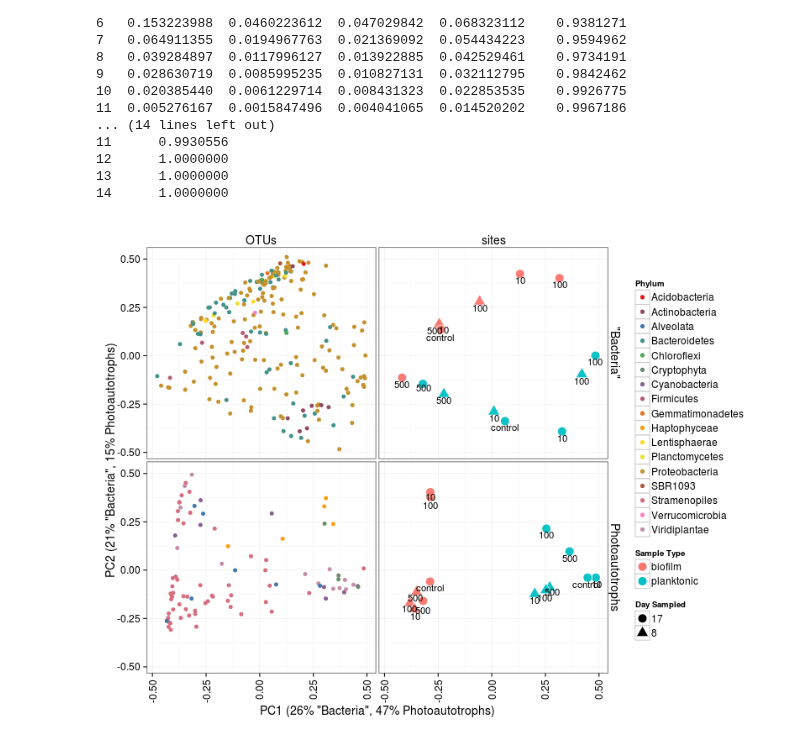
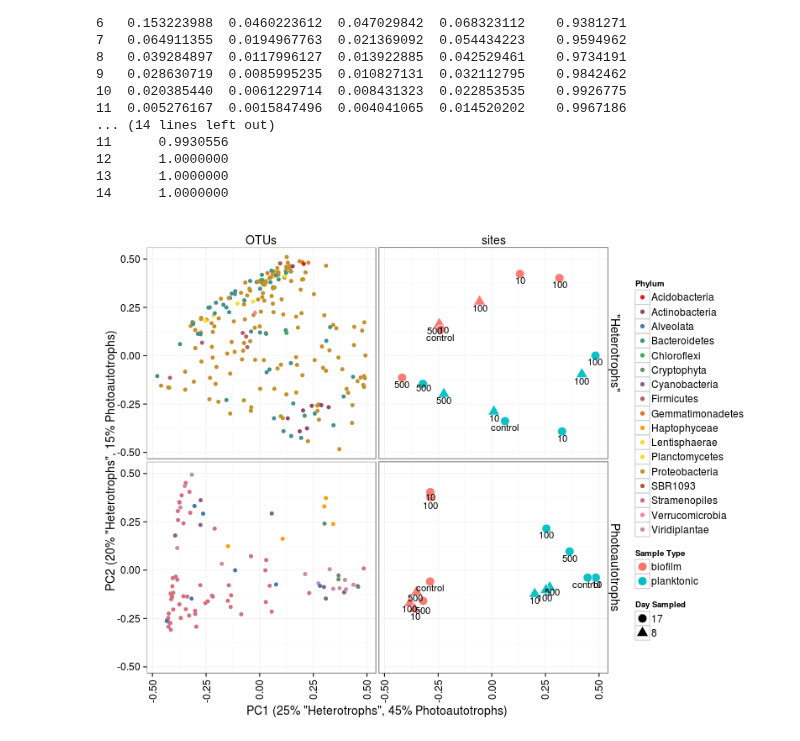
Before and after one commit to chuckpr/BvP_manuscript_figures, a Jupyter notebook: figures_and_stats/ordination_BP.ipynb, the cells around one changed output. Saved outputs shown, nothing was run; the diff lists cells and outputs as text; code cells hidden in the pictures.

```diff
--- a/figures_and_stats/ordination_BP.ipynb
+++ b/figures_and_stats/ordination_BP.ipynb
@@ -59,7 +59,7 @@ df.plot.bact = plot_ordination(physeq.thresh.bact, nmds.bact, justDF = TRUE)
 nmds.euks = ordinate(physeq.thresh.euks, "NMDS", distance = "bray")
 df.plot.euks = plot_ordination(physeq.thresh.euks, nmds.euks, justDF = TRUE)
 
-df.combined = ldply(list("Photoautotrophs" = df.plot.euks, '"Bacteria"' = df.plot.bact))
+df.combined = ldply(list("Photoautotrophs" = df.plot.euks, '"Heterotrophs"' = df.plot.bact))
 colnames(df.combined)[1] = "libraryType"
 print(head(df.combined))
 # %% [output]
@@ -96,7 +96,7 @@ print(p)
 mds.bact = ordinate(physeq.thresh.bact, "MDS", distance = "bray")
 df.sites.bact = plot_ordination(physeq.thresh.bact, mds.bact, justDF = TRUE)
 df.sites.bact$type = "sites"
-df.sites.bact$libraryType = '"Bacteria"'
+df.sites.bact$libraryType = '"Heterotrophs"'
 
 mds.euks = ordinate(physeq.thresh.euks, "MDS", distance = "bray")
 df.sites.euks = plot_ordination(physeq.thresh.euks, mds.euks, justDF = TRUE)
@@ -104,7 +104,7 @@ df.sites.euks$type = "sites"
 df.sites.euks$libraryType = "Photoautotrophs"
 
 
-df.combined = ldply(list("Photoautotrophs" = df.sites.euks, '"Bacteria"' = df.sites.bact))
+df.combined = ldply(list("Photoautotrophs" = df.sites.euks, '"Heterotrophs"' = df.sites.bact))
 colnames(df.combined)[1] = "libraryType"
 
 x.fact <- 100 / max(df.combined$Axis.1)
@@ -160,7 +160,7 @@ if( setequal(row.names(otu.scores), row.names(tax)) ){
 
 df.otus.bact = otu.scores.wtax
 df.otus.bact$type = "OTUs"
-df.otus.bact$libraryType = '"Bacteria"'
+df.otus.bact$libraryType = '"Heterotrophs"'
 # %%
 %%R
 ps = physeq.thresh.euks
@@ -256,36 +256,36 @@ p = p + layer(data = df.sites.bact,  geom = c("point"),
 p = p + layer(data = df.otus.euks,  geom = c("point"),
               mapping = aes(color = Rank2), size = 3, shape = 20)
 p = p + layer(data = df.sites.euks,  geom = c("point"),
               mapping = aes(fill = EnvironmentType, shape = Date),
               alpha = 0.95, size = 5, color = "white")
 
 p = p + layer(data = d.sites.comb, geom = c("text"),
               mapping = aes(x = text.x, y = text.y, label = CarbonToPhosphorous),
               size = 4, vjust = 1.5, hjust = 0.5)
 
 
 p = p + scale_shape_manual(values = c(21, 24), guide=guide_legend(override.aes=aes(fill="black")))
 p = p + scale_fill_manual(values = c("#f8766d", "#00bfc4"), guide=guide_legend(override.aes=aes(shape=21)))
 p = p + scale_color_manual(values=getPalette(colourCount))
 p = p + guides(color = guide_legend(title = "Phylum"))
-p = p + xlab('PC1 (26% "Bacteria", 47% Photoautotrophs)')
-p = p + ylab('PC2 (21% "Bacteria", 15% Photoautotrophs)')
+p = p + xlab('PC1 (25% "Heterotrophs", 45% Photoautotrophs)')
+p = p + ylab('PC2 (20% "Heterotrophs", 15% Photoautotrophs)')
 
 p = p + theme_bw()
 p = p + theme(axis.text.x = element_text(angle = 90, vjust = 0.5, hjust = 1, size = 12),
               axis.text.y = element_text(size = 12),
               axis.title.x = element_text(size = 14),
               axis.title.y = element_text(size = 14),
               strip.text.x = element_text(size = 14),
               strip.text.y = element_text(size = 14),
               legend.text = element_text(size = 12),
               strip.background = element_blank())
 
 p = p + labs(fill = "Sample Type", shape = "Day Sampled")
 
 p
 # %% [output]
-[figure, old version]
+[figure, new version]
 # %%
 %%R
 ggsave("figs/biplot_combined.pdf", p, w = 10, h = 7)
```
Also changed, not shown: parts of 4 cells of this notebook, 14 other files.
